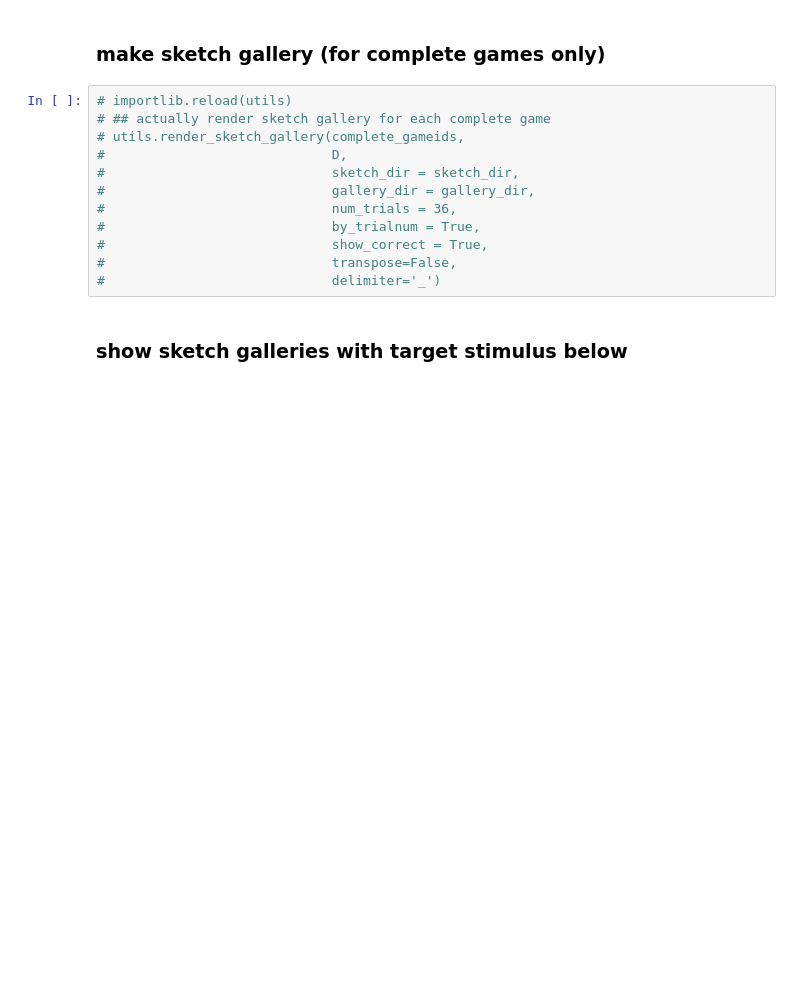
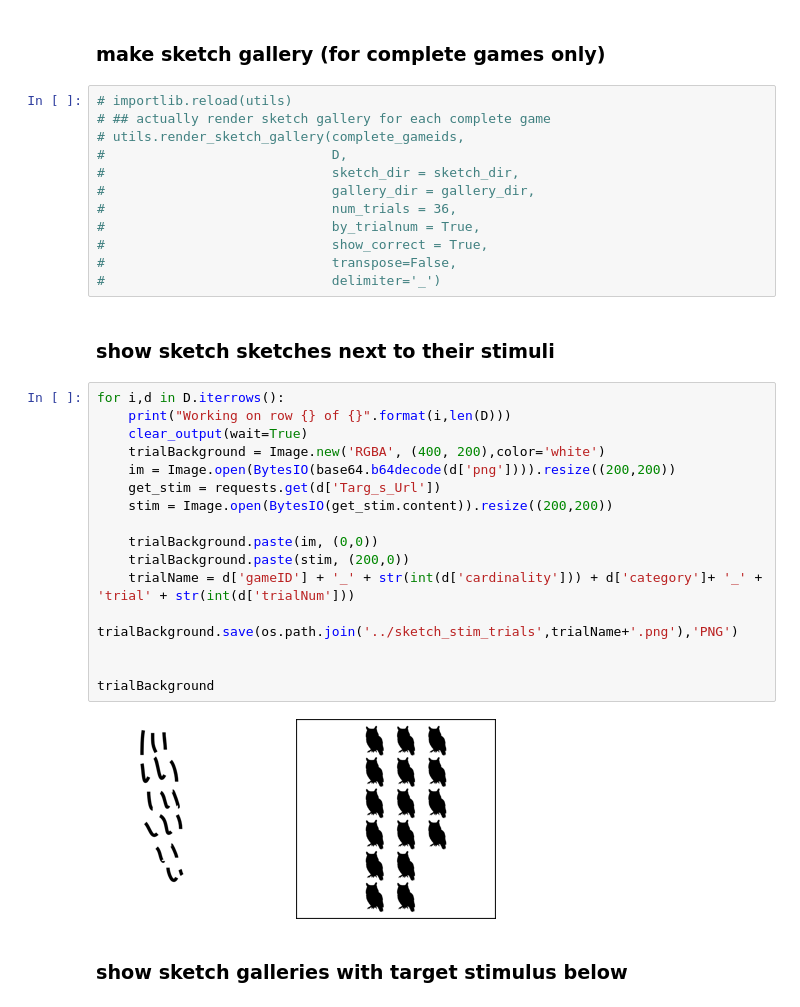
Before and after one commit to cogtoolslab/improvised_numerals, a Jupyter notebook: analysis/iternum2_analysis.ipynb, the cells around one changed output. Saved outputs shown, nothing was run; the diff lists cells and outputs as text; blank space fills up the shorter version.

```diff
--- a/analysis/iternum2_analysis.ipynb
+++ b/analysis/iternum2_analysis.ipynb
@@ -423,6 +399,26 @@ Done rendering 3384 images to /Users/alles/repos/iterated_number/sketches.
 #                             show_correct = True,
 #                             transpose=False,
 #                             delimiter='_')
+# %% [markdown]
+### show sketch sketches next to their stimuli
+# %%
+for i,d in D.iterrows():
+    print("Working on row {} of {}".format(i,len(D)))
+    clear_output(wait=True)
+    trialBackground = Image.new('RGBA', (400, 200),color='white')
+    im = Image.open(BytesIO(base64.b64decode(d['png']))).resize((200,200))
+    get_stim = requests.get(d['Targ_s_Url'])
+    stim = Image.open(BytesIO(get_stim.content)).resize((200,200))
+
+    trialBackground.paste(im, (0,0))
+    trialBackground.paste(stim, (200,0))
+    trialName = d['gameID'] + '_' + str(int(d['cardinality'])) + d['category']+ '_' + 'trial' + str(int(d['trialNum']))
+    trialBackground.save(os.path.join('../sketch_stim_trials',trialName+'.png'),'PNG')
+
+
+trialBackground
+# %% [output]
+[figure, added]
 # %% [markdown]
 ### show sketch galleries with target stimulus below
 # %%
```
Also changed, not shown: parts of 18 cells of this notebook, 4 other files.
